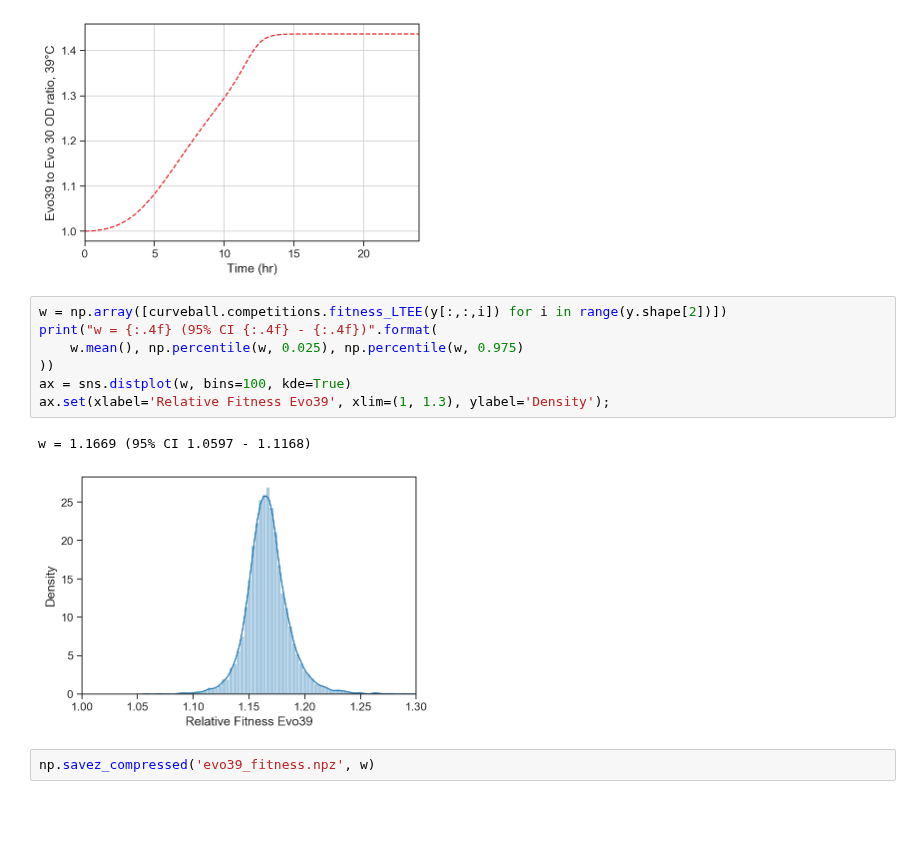
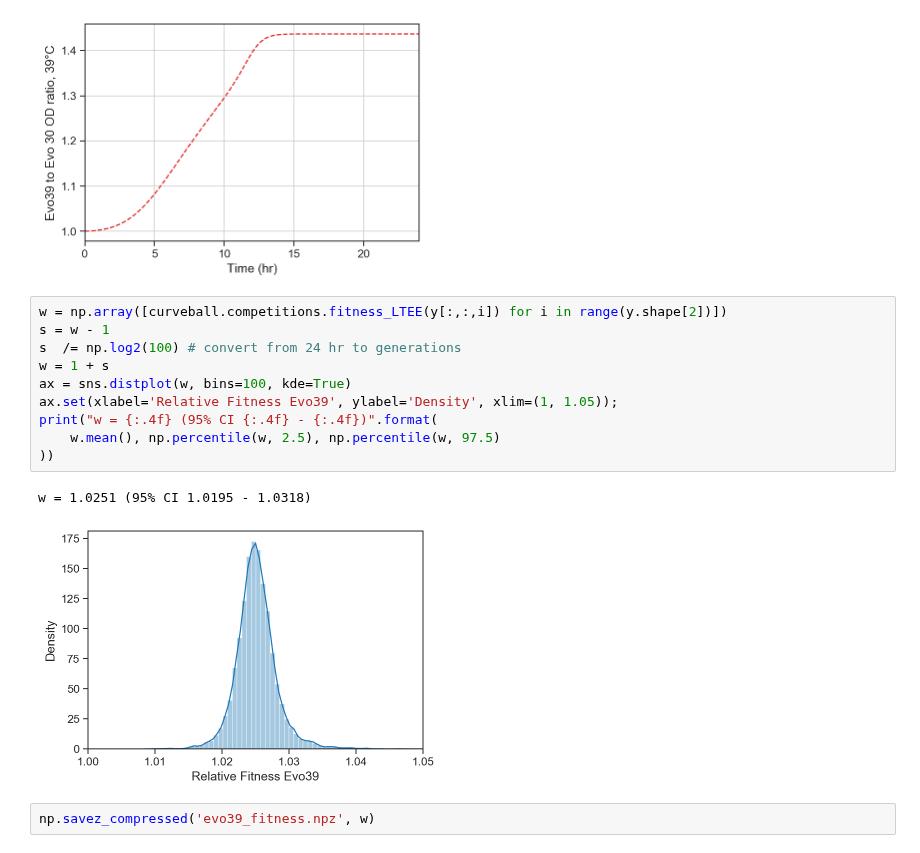
Before and after one commit to yoavram-lab/Heatrisomy, a Jupyter notebook: notebooks/growth_cruves.ipynb, the cells around one changed output. Drawn from its saved outputs; the diff is of its cells as text; blank space fills up the shorter version.

Commit message:
convert w from 1/t to 1/gen

```diff
--- a/notebooks/growth_cruves.ipynb
+++ b/notebooks/growth_cruves.ipynb
@@ -123,13 +123,16 @@ ax.grid(True)
 [figure]
 # %%
 w = np.array([curveball.competitions.fitness_LTEE(y[:,:,i]) for i in range(y.shape[2])])
+s = w - 1
+s  /= np.log2(100) # convert from 24 hr to generations
+w = 1 + s
+ax = sns.distplot(w, bins=100, kde=True)
+ax.set(xlabel='Relative Fitness Evo39', ylabel='Density', xlim=(1, 1.05));
 print("w = {:.4f} (95% CI {:.4f} - {:.4f})".format(
-    w.mean(), np.percentile(w, 0.025), np.percentile(w, 0.975)
+    w.mean(), np.percentile(w, 2.5), np.percentile(w, 97.5)
 ))
-ax = sns.distplot(w, bins=100, kde=True)
-ax.set(xlabel='Relative Fitness Evo39', xlim=(1, 1.3), ylabel='Density');
 # %% [output]
-w = 1.1669 (95% CI 1.0597 - 1.1168)
+w = 1.0251 (95% CI 1.0195 - 1.0318)
-[figure, old version]
+[figure, new version]
 # %%
 np.savez_compressed('evo39_fitness.npz', w)
```
